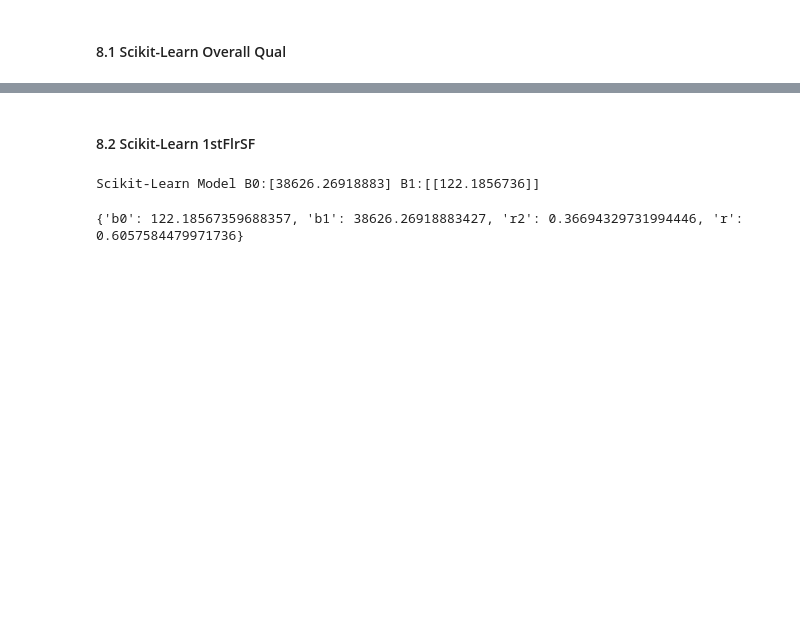
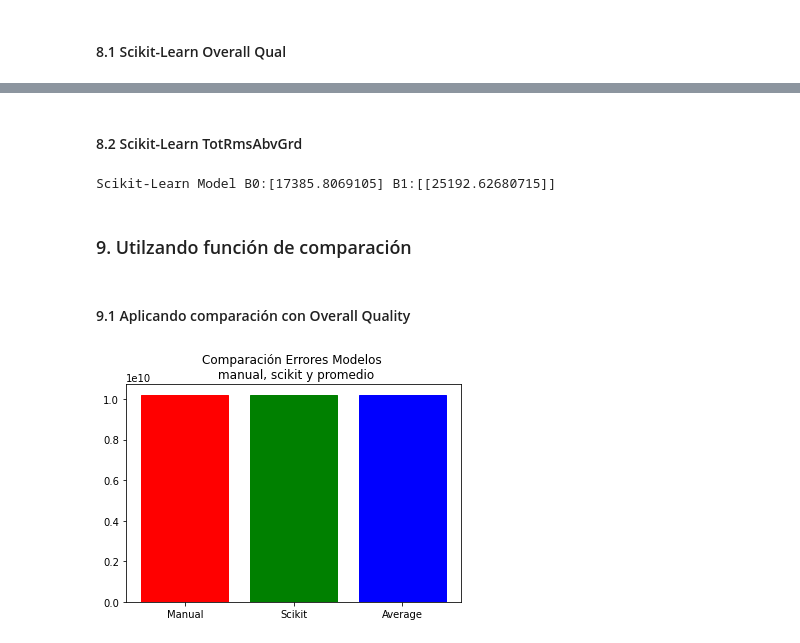
Before and after one commit to meuca/DS_Python, a Jupyter notebook: ProyectoPython/ProyectoFinal.ipynb, the cells around one changed output, grey strips where cells are left out. Cells and saved outputs as stored; diff of their text form; code cells hidden in the pictures; blank space fills up the shorter version.

```diff
--- a/ProyectoPython/ProyectoFinal.ipynb
+++ b/ProyectoPython/ProyectoFinal.ipynb
@@ -206,7 +227,7 @@ class myGradeDescend:
 # %% [markdown]
 #### 7.1 Usando clase con OverallQual
 # %%
-OverallQualModels, OverallQualErrors = myGradeDescend.calculateModels(trainingData['OverallQual'], trainingData['SalePrice'], 5000, 1000, 0.05005)
+OverallQualModels, OverallQualErrors = myGradeDescend.calculateModels(trainingData['OverallQual'], trainingData['SalePrice'], 10000, 2000, 0.04950)
 myGradeDescend.graphErrorEvolution(OverallQualErrors)
 myGradeDescend.graphModelEvolution(trainingData['OverallQual'], OverallQualModels, 100)
 # %% [output]
@@ -248,9 +268,9 @@ Scikit-Learn Model B0:[-94929.20059338] B1:[[45314.39780035]]
 # %% [markdown]
-#### 8.2 Scikit-Learn 1stFlrSF
+#### 8.2 Scikit-Learn TotRmsAbvGrd
 # %%
 FirstFloor_Model = LinearRegression()
-FirstFloor_Model.fit(np.array(trainingData['1stFlrSF']).reshape(-1, 1), np.array(trainingData['SalePrice']).reshape(-1, 1))
+FirstFloor_Model.fit(np.array(trainingData['TotRmsAbvGrd']).reshape(-1, 1), np.array(trainingData['SalePrice']).reshape(-1, 1))
 FirstFloor_Model.get_params()
 print(f'Scikit-Learn Model B0:{FirstFloor_Model.intercept_} B1:{FirstFloor_Model.coef_}')
 # %% [output]
-Scikit-Learn Model B0:[38626.26918883] B1:[[122.1856736]]
+Scikit-Learn Model B0:[17385.8069105] B1:[[25192.62680715]]
@@ -363,5 +277,8 @@ class my_regression:
-# %%
-reg1 = my_regression(trainingData['1stFlrSF'].tolist(), trainingData['SalePrice'].tolist())
-print(reg1.getAllRegParams())
-# %% [output]
-{'b0': 122.18567359688357, 'b1': 38626.26918883427, 'r2': 0.36694329731994446, 'r': 0.6057584479971736}
+# %% [markdown]
+### 9. Utilzando función de comparación
+# %% [markdown]
+#### 9.1 Aplicando comparación con Overall Quality
+# %%
+OmVal, OsciVal, OavgVal = myGradeDescend.EvaluateModel(validationData['OverallQual'], validationData['SalePrice'], OverallQualModels[-1][0], np.array([OverallQual_Model.coef_[0][0],OverallQual_Model.intercept_[0]]))
+# %% [output]
+[figure, added]
```
Also changed, not shown: parts of 15 cells of this notebook.
